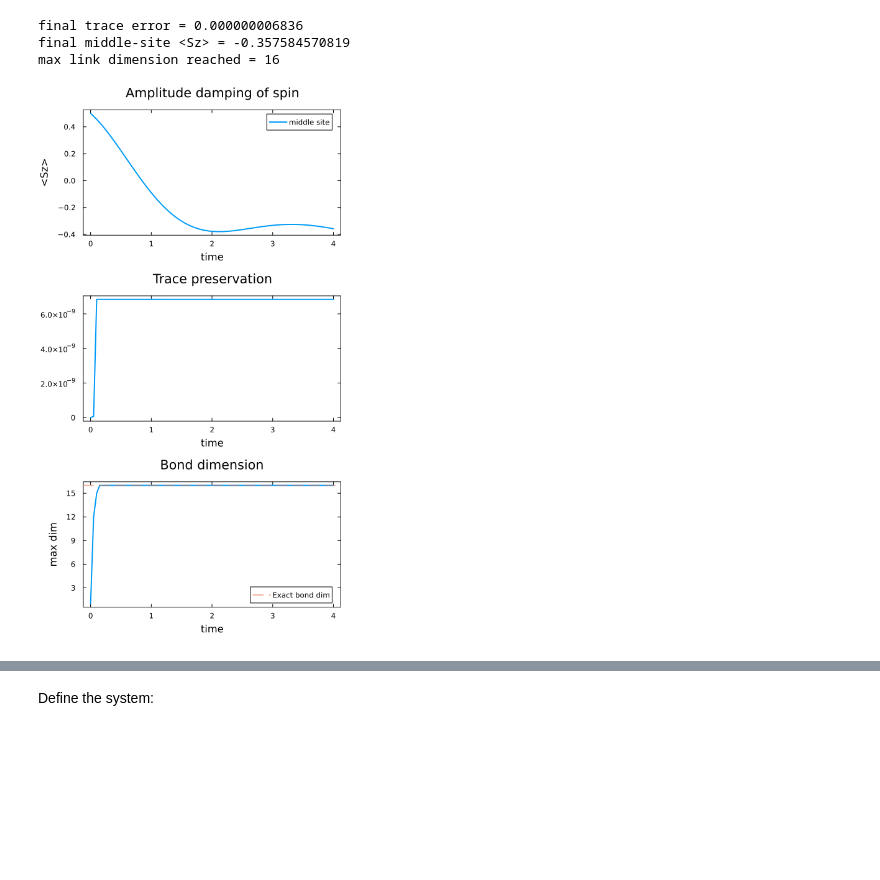
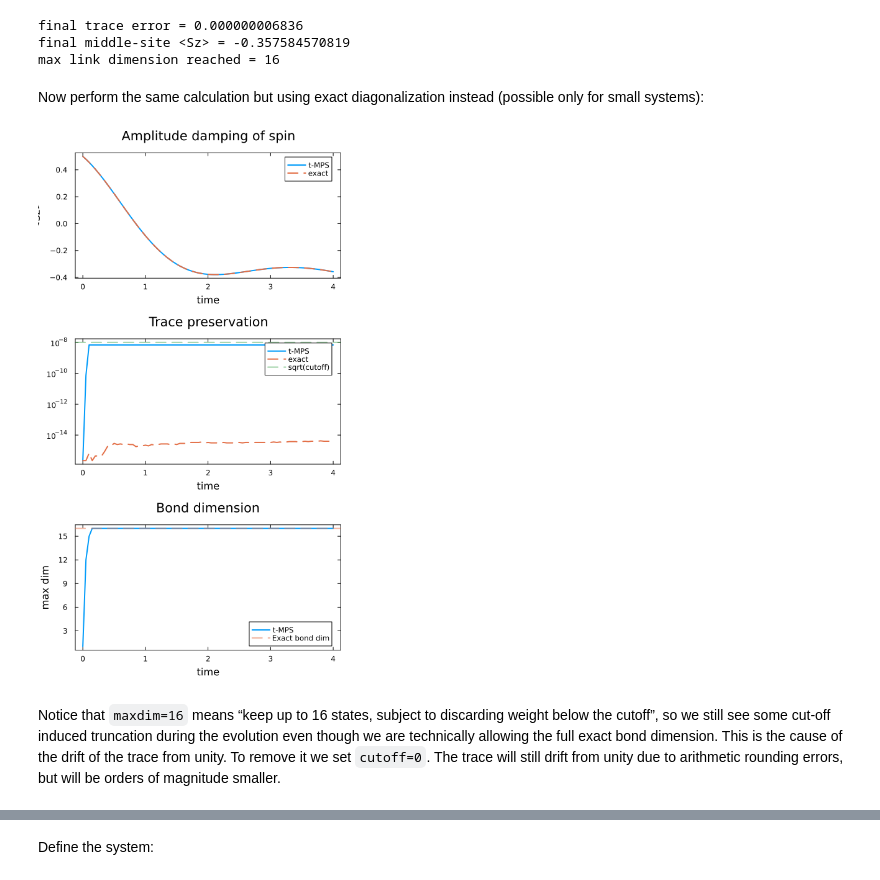
Before and after one commit to StephenRClark/tqd2026, a Jupyter notebook: 03_vectorized_MPS_lindblad.ipynb, the cells around one changed output, grey strips where cells are left out. Cells and saved outputs as stored; diff of their text form; code cells hidden in the pictures; blank space fills up the shorter version.

Commit message:
Updated examples
More exact diagonalization examples to compare against.

```diff
--- a/03_vectorized_MPS_lindblad.ipynb
+++ b/03_vectorized_MPS_lindblad.ipynb
@@ -95,38 +101,66 @@ println("max link dimension reached = ", maximum(loss_maxdim))
 final trace error = 0.000000006836
 final middle-site <Sz> = -0.357584570819
 max link dimension reached = 16
+# %% [markdown]
+Now perform the same calculation but using exact diagonalization instead (possible only for small systems):
+# %%
+L_loss_matrix = dense_operator_matrix(L_loss, sites_loss)
+Udt_loss_exact = exp(dt_loss * L_loss_matrix)
+
+tr_loss_vec = dense_state_vector(tr_loss, sites_loss)
+sz_mid_loss_vec = dense_state_vector(observable_mps(sites_loss, [(sz_mid_loss, Sz)]), sites_loss)
+rho_loss_exact = dense_state_vector(rho_loss0, sites_loss)
+
+loss_trace_err_exact = Float64[]
+loss_sz_mid_exact = Float64[]
+
+for step in 0:nsteps_loss
+  exact_trace = dot(tr_loss_vec, rho_loss_exact)
+
+  push!(loss_trace_err_exact, abs(1-real(exact_trace)))
+  push!(loss_sz_mid_exact, real(dot(sz_mid_loss_vec, rho_loss_exact) / exact_trace))
+
+  step == nsteps_loss && break
+  rho_loss_exact = Udt_loss_exact * rho_loss_exact
+end
 # %%
 p1 = plot(
   loss_times,
   loss_sz_mid;
   xlabel="time",
   ylabel="<Sz>",
-  label="middle site",
+  label="t-MPS",
   title="Amplitude damping of spin",
 )
+plot!(p1, loss_times, loss_sz_mid_exact; linestyle=:dash, label="exact")
 
 p2 = plot(
   loss_times,
-  loss_trace_err;
+  loss_trace_err.+ eps(Float64);
   xlabel="time",
   ylabel="1- Tr rho",
-  label="",
+  label="t-MPS",
   title="Trace preservation",
+  yscale=:log10,
 )
+plot!(p2, loss_times, loss_trace_err_exact .+ eps(Float64); linestyle=:dash, label="exact")
+hline!(p2, [sqrt(cutoff_evolve)]; linestyle=:dash, alpha=0.5, label="sqrt(cutoff)")
 
 p3 = plot(
   loss_times,
   loss_maxdim;
   xlabel="time",
   ylabel="max dim",
-  label="",
+  label="t-MPS",
   title="Bond dimension",
 )
 hline!(p3, [4^(N_loss/2)]; linestyle=:dash, alpha=0.5, label="Exact bond dim")
 
 plot(p1, p2, p3; layout=(3, 1), size=(500, 900))
 # %% [output]
-[figure, old version]
+[figure, new version]
+# %% [markdown]
+Notice that `maxdim=16` means “keep up to 16 states, subject to discarding weight below the cutoff”, so we still see some cut-off induced truncation during the evolution even though we are technically allowing the full exact bond dimension. This is the cause of the drift of the trace from unity. To remove it we set `cutoff=0`. The trace will still drift from unity due to arithmetic rounding errors, but will be orders of magnitude smaller.
 # %% [markdown]
 ## Example 2: Boundary-Driven XXZ Chain
 
```
Also changed, not shown: parts of 2 cells of this notebook, 2 other files.
